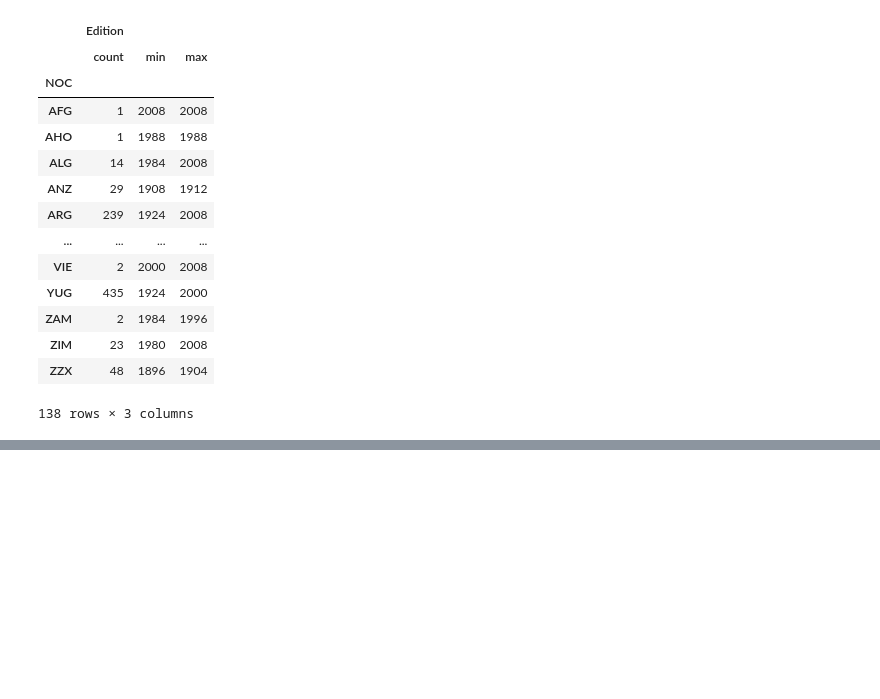
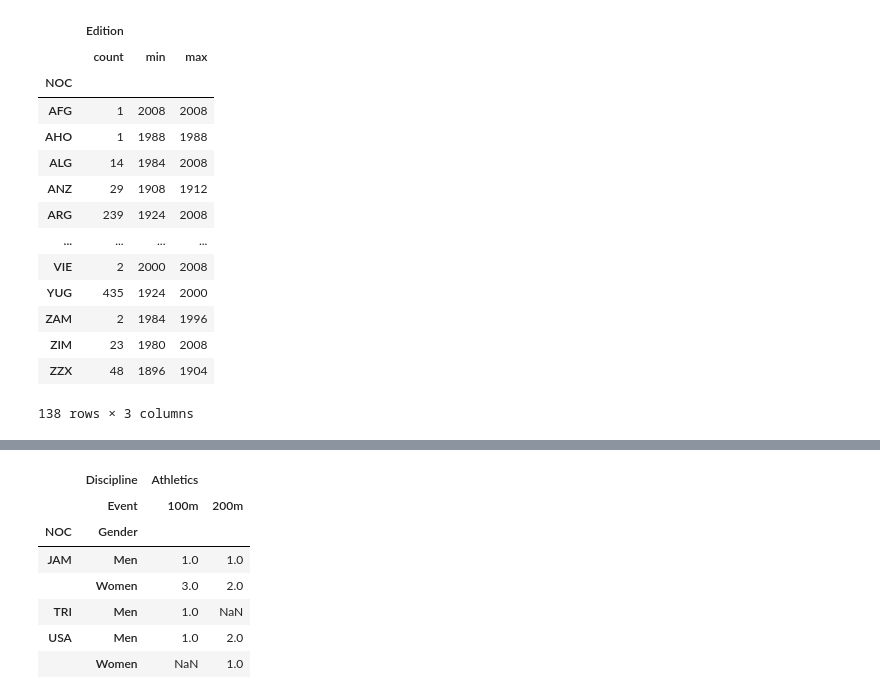
Before and after one commit to dbasdanis/python_practice, a Jupyter notebook: pandas/pandas_doc.ipynb, the cells around one changed output, grey strips where cells are left out. Cells and saved outputs as stored; diff of their text form; code cells hidden in the pictures; blank space fills up the shorter version.

```diff
--- a/pandas/pandas_doc.ipynb
+++ b/pandas/pandas_doc.ipynb
@@ -1037,0 +1073,12 @@ oo.groupby('NOC').agg({'Edition':['count','min','max']})
+# %%
+df = g.unstack(['Discipline','Event'])
+df
+# %% [output]
+|  | Discipline | Athletics |  |
+|  | Event | 100m | 200m |
+| NOC | Gender |  |  |
+| JAM | Men | 1.0 | 1.0 |
+|  | Women | 3.0 | 2.0 |
+| TRI | Men | 1.0 | NaN |
+| USA | Men | 1.0 | 2.0 |
+|  | Women | NaN | 1.0 |
```
Also changed, not shown: parts of 7 cells of this notebook.
